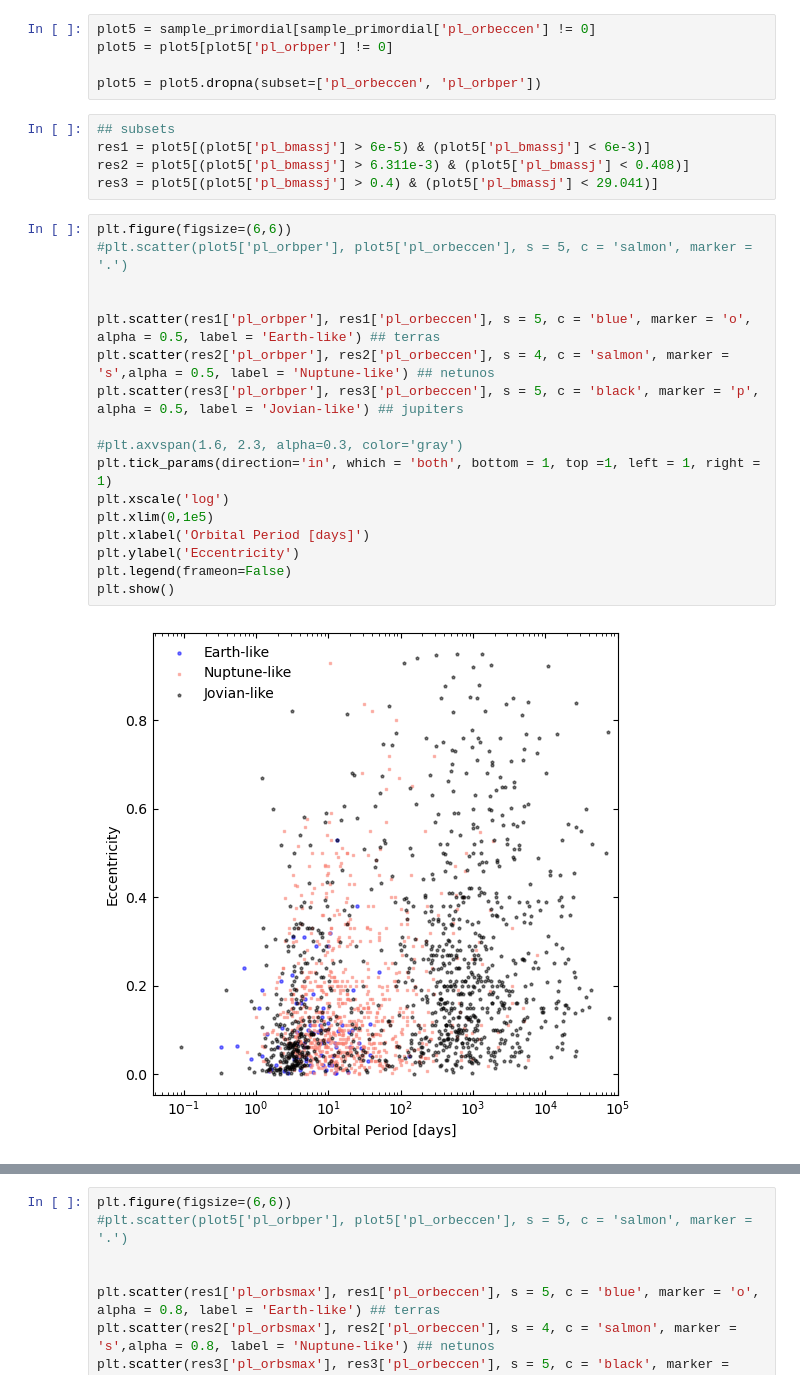
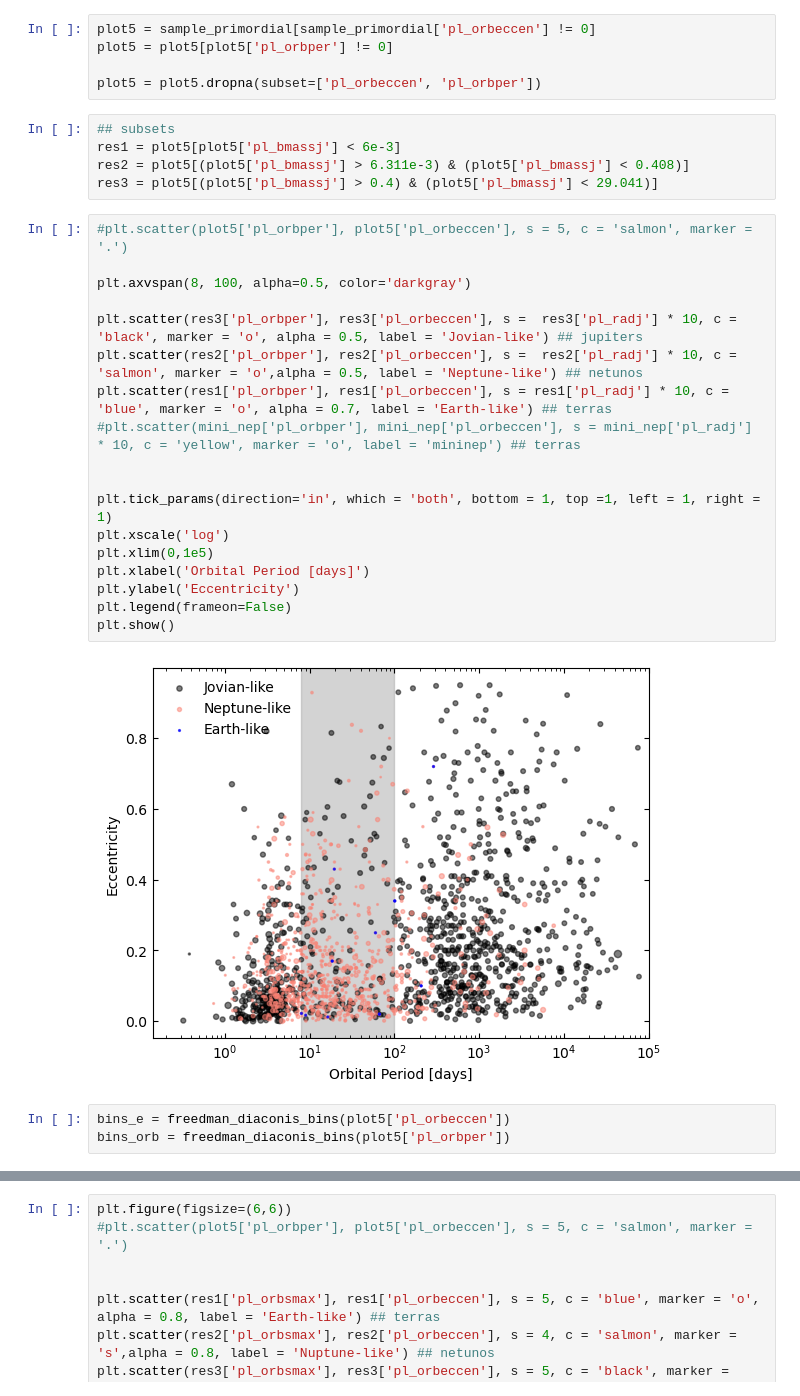
Before and after one commit to ylaksl/Exoplanets-Stats, a Jupyter notebook: exoplanet-stats.ipynb, the cells around one changed output, grey strips where cells are left out. Saved outputs shown, nothing was run; the diff lists cells and outputs as text.

```diff
--- a/exoplanet-stats.ipynb
+++ b/exoplanet-stats.ipynb
@@ -191,25 +191,29 @@ plot5 = plot5[plot5['pl_orbper'] != 0]
 plot5 = plot5.dropna(subset=['pl_orbeccen', 'pl_orbper'])
 # %%
 ## subsets
-res1 = plot5[(plot5['pl_bmassj'] > 6e-5) & (plot5['pl_bmassj'] < 6e-3)]
+res1 = plot5[plot5['pl_bmassj'] < 6e-3]
 res2 = plot5[(plot5['pl_bmassj'] > 6.311e-3) & (plot5['pl_bmassj'] < 0.408)]
 res3 = plot5[(plot5['pl_bmassj'] > 0.4) & (plot5['pl_bmassj'] < 29.041)]
 # %%
-plt.figure(figsize=(6,6))
 #plt.scatter(plot5['pl_orbper'], plot5['pl_orbeccen'], s = 5, c = 'salmon', marker = '.')
 
+plt.axvspan(8, 100, alpha=0.5, color='darkgray')
 
-plt.scatter(res1['pl_orbper'], res1['pl_orbeccen'], s = 5, c = 'blue', marker = 'o', alpha = 0.5, label = 'Earth-like') ## terras
-plt.scatter(res2['pl_orbper'], res2['pl_orbeccen'], s = 4, c = 'salmon', marker = 's',alpha = 0.5, label = 'Nuptune-like') ## netunos
-plt.scatter(res3['pl_orbper'], res3['pl_orbeccen'], s = 5, c = 'black', marker = 'p', alpha = 0.5, label = 'Jovian-like') ## jupiters
+plt.scatter(res3['pl_orbper'], res3['pl_orbeccen'], s =  res3['pl_radj'] * 10, c = 'black', marker = 'o', alpha = 0.5, label = 'Jovian-like') ## jupiters
+plt.scatter(res2['pl_orbper'], res2['pl_orbeccen'], s =  res2['pl_radj'] * 10, c = 'salmon', marker = 'o',alpha = 0.5, label = 'Neptune-like') ## netunos
+plt.scatter(res1['pl_orbper'], res1['pl_orbeccen'], s = res1['pl_radj'] * 10, c = 'blue', marker = 'o', alpha = 0.7, label = 'Earth-like') ## terras
+#plt.scatter(mini_nep['pl_orbper'], mini_nep['pl_orbeccen'], s = mini_nep['pl_radj'] * 10, c = 'yellow', marker = 'o', label = 'mininep') ## terras
 
-#plt.axvspan(1.6, 2.3, alpha=0.3, color='gray')
+
 plt.tick_params(direction='in', which = 'both', bottom = 1, top =1, left = 1, right = 1)
 plt.xscale('log')
 plt.xlim(0,1e5)
 plt.xlabel('Orbital Period [days]')
 plt.ylabel('Eccentricity')
 plt.legend(frameon=False)
 plt.show()
 # %% [output]
-[figure, old version]
+[figure, new version]
+# %%
+bins_e = freedman_diaconis_bins(plot5['pl_orbeccen'])
+bins_orb = freedman_diaconis_bins(plot5['pl_orbper'])
```
Also changed, not shown: parts of 7 cells of this notebook, 1 other file.
